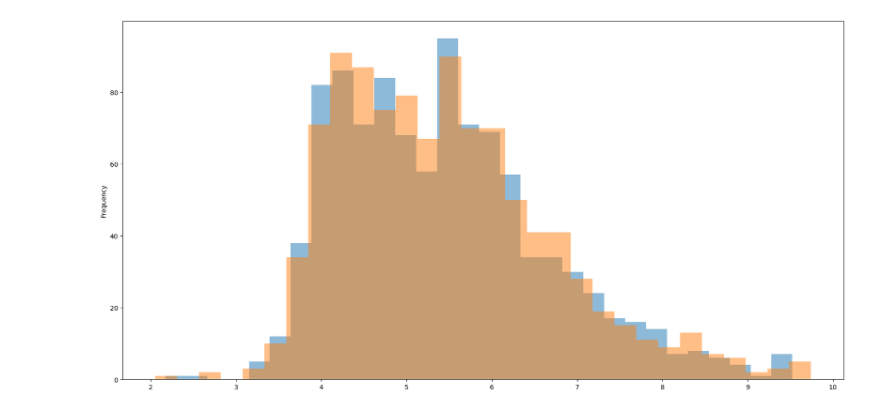
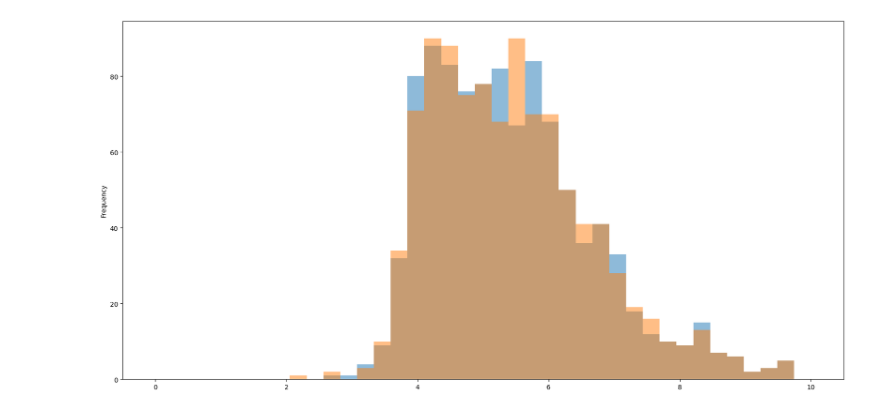
Before and after one commit to ayu0616/atcoder-workspace-cpp, a Jupyter notebook: ahc029/A/exec_test.ipynb, the cells around one changed output. Saved outputs shown, nothing was run; the diff lists cells and outputs as text; code cells hidden in the pictures.

```diff
--- a/ahc029/A/exec_test.ipynb
+++ b/ahc029/A/exec_test.ipynb
@@ -79,11 +79,12 @@ df.sort_values(by=[cur_time], ascending=False)
 1000 rows × 5 columns
 # %%
+bins = np.linspace(0, 10, 40)
 last_sel = df.iloc[:, -1]
-last_sel.plot.hist(bins=30, figsize=(20, 10), alpha=0.5)
+last_sel.plot.hist(bins=bins, figsize=(20, 10), alpha=0.5)
 last2_sel = df.iloc[:, -2]
-last2_sel.plot.hist(bins=30, figsize=(20, 10), alpha=0.5)
+last2_sel.plot.hist(bins=bins, figsize=(20, 10), alpha=0.5)
 plt.show()
 # %% [output]
-[figure, old version]
+[figure, new version]
 # %%
 last_df = df.iloc[:, -1]
```
Also changed, not shown: parts of 5 cells of this notebook, 2 other files.
